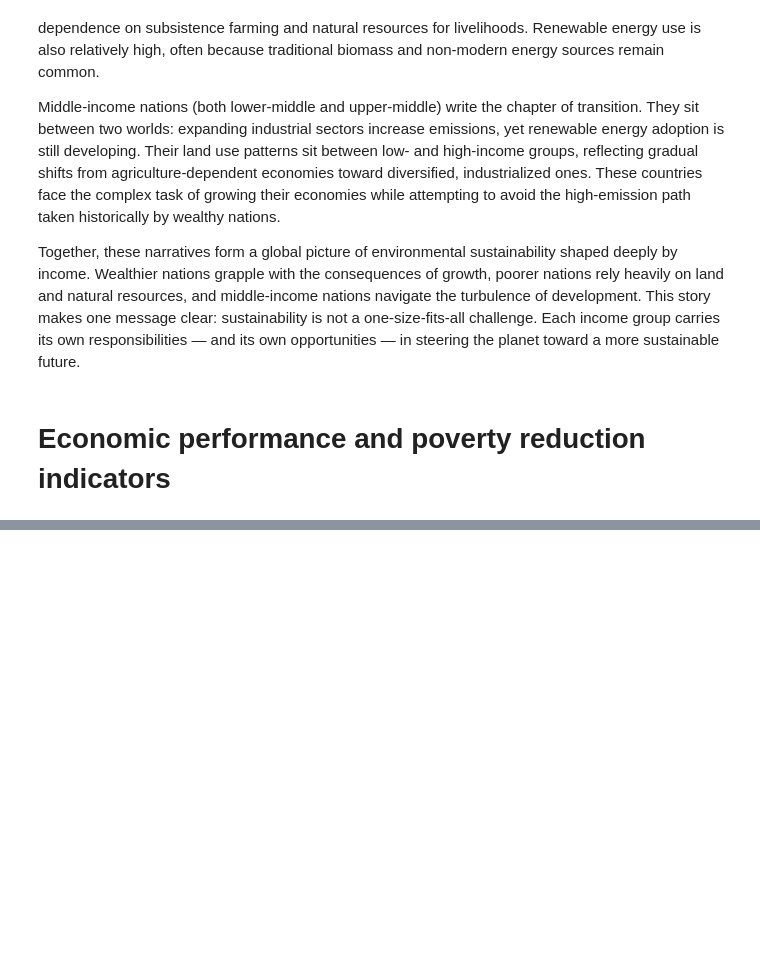
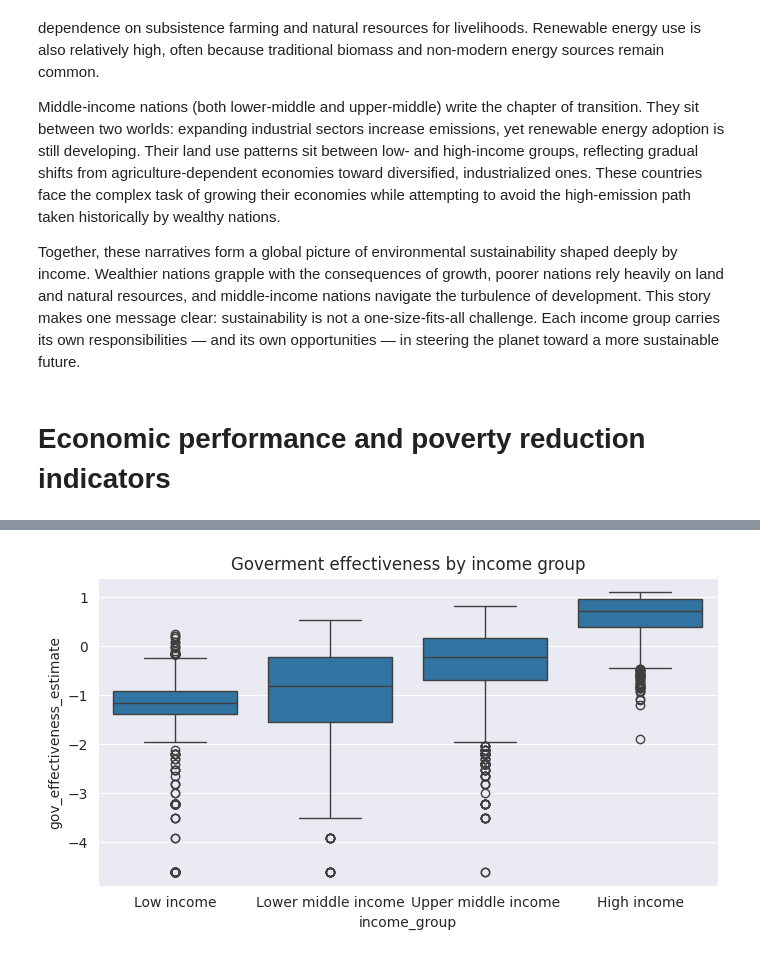
Before and after one commit to StefanFSmid/ASDA_2025_Group_3_Porfolio, a Jupyter notebook: notebooks/week_05_group_3_notebook.ipynb, the cells around one changed output, grey strips where cells are left out. Cells and saved outputs as stored; diff of their text form; code cells hidden in the pictures; blank space fills up the shorter version.

Commit message:
added governance part

```diff
--- a/notebooks/week_05_group_3_notebook.ipynb
+++ b/notebooks/week_05_group_3_notebook.ipynb
@@ -2048,0 +1967,83 @@ Lower middle income Upper middle income   0.0166 0.9995 -0.3732  0.4063  False
+# %%
+# Rewriting the code provided by my fellow classmates for governance indicators
+
+# Gov indicators
+gov_indicators = {
+    'Goverment effectiveness': 'gov_effectiveness_estimate',
+    'Control of corruption': 'control_of_corruption_estimate',
+    'Rule of law': 'rule_of_law_estimate',
+    'Voice and accountability': 'voice_and_accountability_estimate',
+    'Political stability': 'political_stability_estimate'
+}
+
+results = {}
+
+for label, col in gov_indicators.items():
+    print(f"--- Analyzing {label} ---")
+    data = cleanmerged_df[['income_group', col]].dropna()
+
+    # Winsorization (remove extreme outliers)
+    lower = data[col].quantile(0.01)
+    upper = data[col].quantile(0.99)
+    data[col] = data[col].clip(lower=lower, upper=upper)
+    print(f"  Winsorized range: {lower:.3f} → {upper:.3f}")
+
+    # Safe log1p transform (includes zeros)
+    data[col] = np.log1p(data[col])
+
+    # Replace infinite values and drop NA
+    data = data.replace([np.inf, -np.inf], np.nan).dropna()
+    print("  Applied log1p transform successfully.")
+
+    # Making sure that no group has zero variance
+    group_counts = data.groupby('income_group')[col].nunique()
+    if (group_counts <= 1).any():
+        print(f"Skipping {label} — some income groups have zero variance.")
+        continue
+
+    # Summary stats
+    summary = data.groupby('income_group')[col].agg(['count','mean','std','median']).reset_index()
+    print("\nSummary statistics:")
+    print(summary)
+    results[col] = summary
+
+    # Boxplot
+    plt.figure(figsize=(8,4))
+    sns.boxplot(x='income_group', y=col, data=data)
+    plt.title(f"{label} by income group")
+    plt.show()
+
+    # Normality check (Shapiro-Wilk test)
+    stat, pval = shapiro(data[col])
+    print(f"Shapiro-Wilk test p-value: {pval:.4f}")
+
+    # Variance check
+    groups = [g[col].values for _, g in data.groupby('income_group')]
+    lev_stat, lev_p = levene(*groups)
+    print(f"Levene test p-value (equal variances): {lev_p:.4f}")
+
+    # ANOVA
+    try:
+        model = ols(f'{col} ~ C(income_group)', data=data).fit()
+        anova_table = anova_lm(model, typ=2)
+        print("\nANOVA table:")
+        print(anova_table)
+    except Exception as e:
+        print(f"ANOVA failed for {col}: {e}")
+        continue
+
+    # Tukey post-hoc
+    try:
+        tukey = pairwise_tukeyhsd(endog=data[col], groups=data['income_group'], alpha=0.05)
+        tukey_df = pd.DataFrame(data=tukey._results_table.data[1:], columns=tukey._results_table.data[0])
+        print("\nTukey post-hoc results:")
+        print(tukey_df)
+    except Exception as e:
+        print(f"Tukey post-hoc failed for {col}: {e}")
+
+    # QQ plot of residuals
+    import statsmodels.api as sm
+    sm.qqplot(model.resid, line='s')
+    plt.title(f"QQ plot - {label}")
+    plt.show()
+# %% [output]
@@ -2048,0 +2060 @@ Lower middle income Upper middle income   0.0166 0.9995 -0.3732  0.4063  False
+[figure, added]
```
Also changed, not shown: parts of 29 cells of this notebook, 1 other file.
